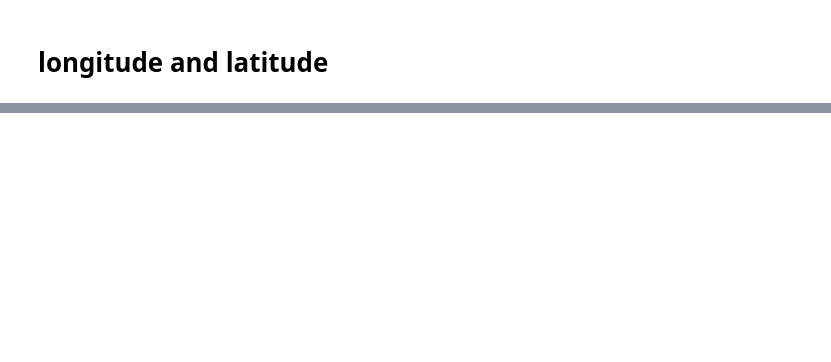
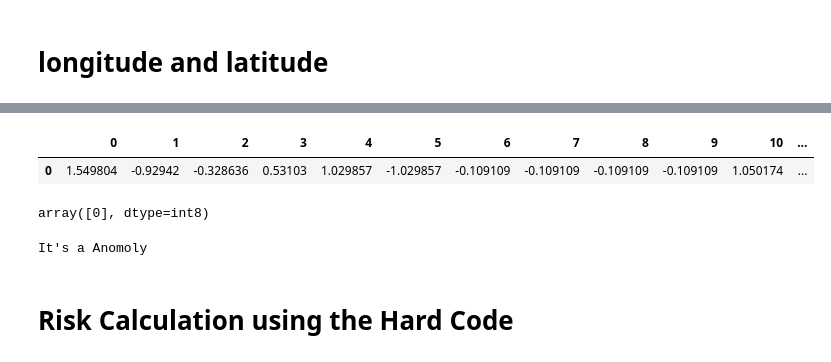
Before and after one commit to bhrt-sharma/Risk-Based-Authetication, a Jupyter notebook: RBA.ipynb, the cells around one changed output, grey strips where cells are left out. Drawn from its saved outputs; the diff is of its cells as text; code cells hidden in the pictures; blank space fills up the shorter version.

```diff
--- a/RBA.ipynb
+++ b/RBA.ipynb
@@ -1129,0 +1490,2 @@ memory usage: 5.6+ KB
+# %%
+bharat_test_series = bharat_test.ix[:,:]
@@ -1129,0 +1500,5 @@ memory usage: 5.6+ KB
+# %%
+bharat_test_series
+# %% [output]
+|  | 0 | 1 | 2 | 3 | 4 | 5 | 6 | 7 | 8 | 9 | 10 | ... |
+| 0 | 1.549804 | -0.92942 | -0.328636 | 0.53103 | 1.029857 | -1.029857 | -0.109109 | -0.109109 | -0.109109 | -0.109109 | 1.050174 | ... |
@@ -1129,0 +1509,13 @@ memory usage: 5.6+ KB
+# %%
+y_pred_train
+# %% [output]
+array([0], dtype=int8)
+# %%
+if(y_pred_train == 2):
+    print("It's a regular observation")
+else:
+    print("It's a Anomoly")
+# %% [output]
+It's a Anomoly
+# %% [markdown]
+# Risk Calculation using the Hard Code
```
Also changed, not shown: parts of 173 cells of this notebook.
